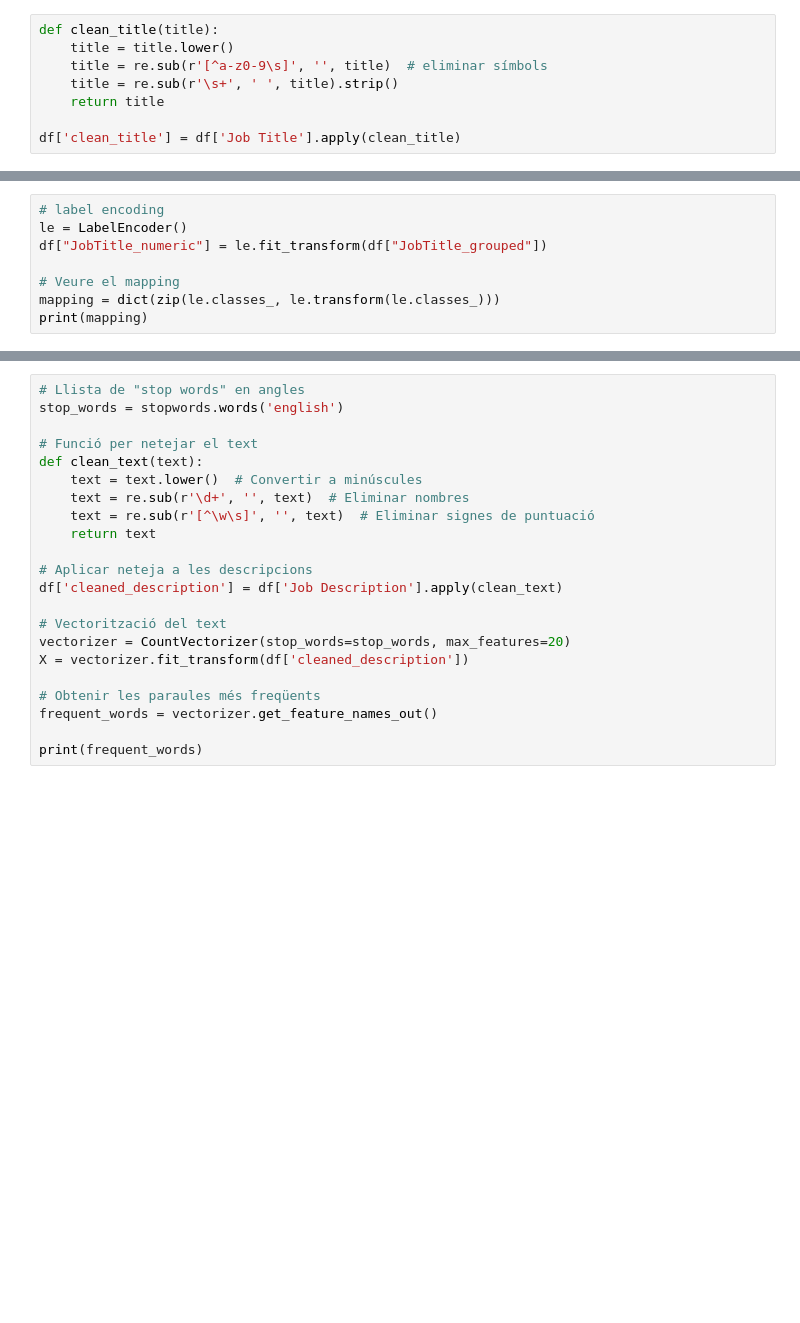
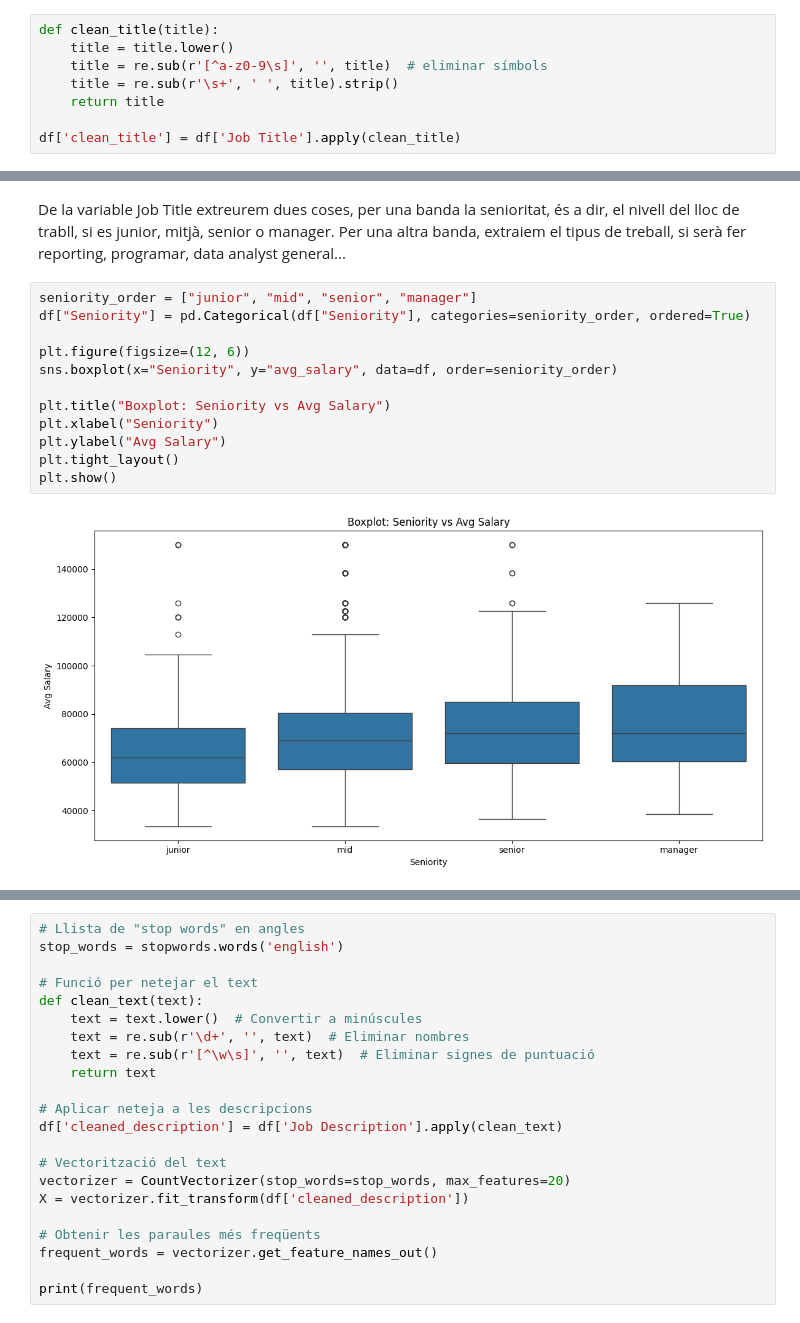
Before and after one commit to sarachillon/casKaggle, a Jupyter notebook: Preprocessing.ipynb, the cells around one changed output, grey strips where cells are left out. Cells and saved outputs as stored; diff of their text form; blank space fills up the shorter version.

```diff
--- a/Preprocessing.ipynb
+++ b/Preprocessing.ipynb
@@ -1030,8 +826,0 @@ Name: count, dtype: int64
-# %%
-# label encoding
-le = LabelEncoder()
-df["JobTitle_numeric"] = le.fit_transform(df["JobTitle_grouped"])
-
-# Veure el mapping
-mapping = dict(zip(le.classes_, le.transform(le.classes_)))
-print(mapping)
@@ -1039,0 +858,16 @@ print(mapping)
+# %% [markdown]
+De la variable Job Title extreurem dues coses, per una banda la senioritat, és a dir, el nivell del lloc de trabll, si es junior, mitjà, senior o manager. Per una altra banda, extraiem el tipus de treball, si serà fer reporting, programar, data analyst general...
+# %%
+seniority_order = ["junior", "mid", "senior", "manager"]
+df["Seniority"] = pd.Categorical(df["Seniority"], categories=seniority_order, ordered=True)
+
+plt.figure(figsize=(12, 6))
+sns.boxplot(x="Seniority", y="avg_salary", data=df, order=seniority_order)
+
+plt.title("Boxplot: Seniority vs Avg Salary")
+plt.xlabel("Seniority")
+plt.ylabel("Avg Salary")
+plt.tight_layout()
+plt.show()
+# %% [output]
+[figure, added]
```
Also changed, not shown: parts of 74 cells of this notebook, 2 other files.
